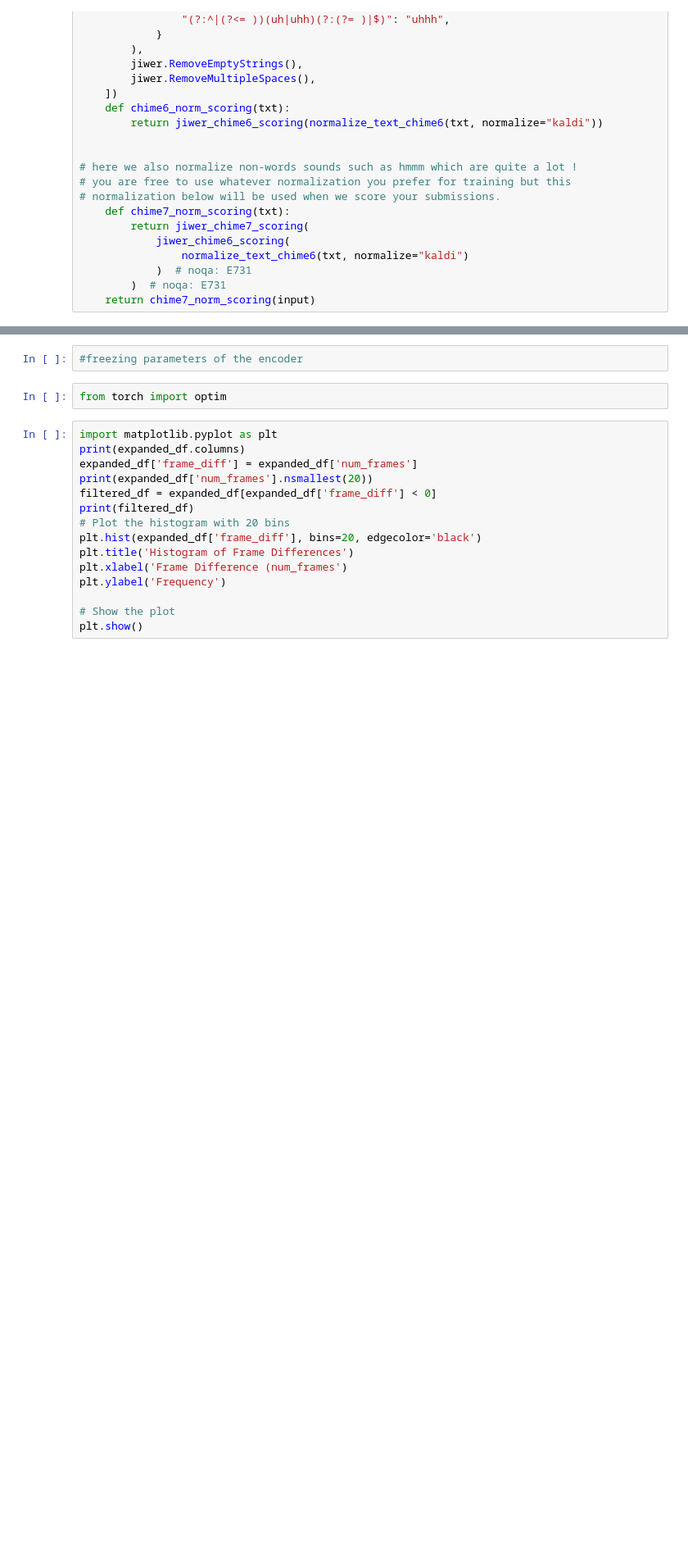
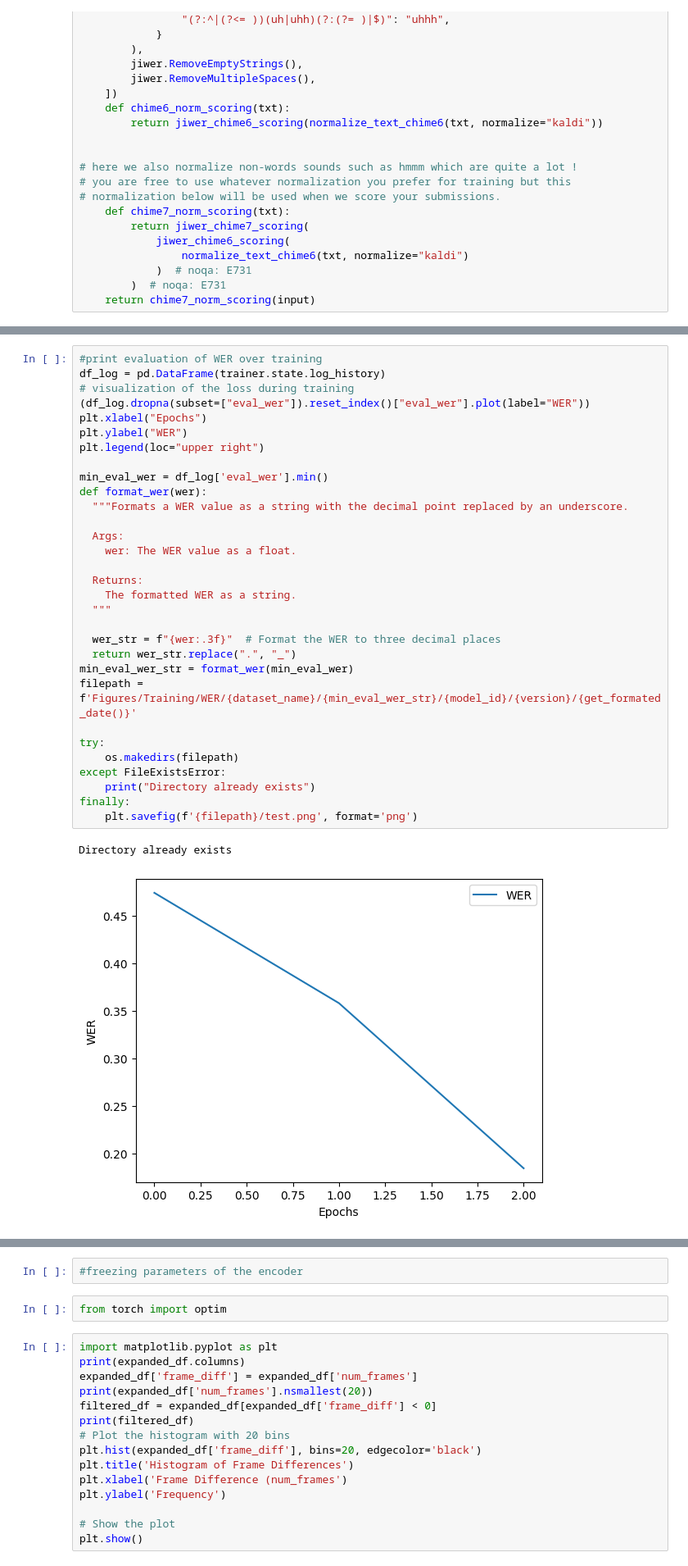
Before and after one commit to niklas-baier/Master_thesis, a Jupyter notebook: Whisper.ipynb, the cells around one changed output, grey strips where cells are left out. Shown at 82% size. Cells and saved outputs as stored; diff of their text form; blank space fills up the shorter version.

```diff
--- a/Whisper.ipynb
+++ b/Whisper.ipynb
@@ -626,3 +712,37 @@ max_steps is given, it will override any value given in num_train_epochs
+# %%
+#print evaluation of WER over training
+df_log = pd.DataFrame(trainer.state.log_history)
+# visualization of the loss during training
+(df_log.dropna(subset=["eval_wer"]).reset_index()["eval_wer"].plot(label="WER"))
+plt.xlabel("Epochs")
+plt.ylabel("WER")
+plt.legend(loc="upper right")
+
+min_eval_wer = df_log['eval_wer'].min()
+def format_wer(wer):
+  """Formats a WER value as a string with the decimal point replaced by an underscore.
+
+  Args:
+    wer: The WER value as a float.
+
+  Returns:
+    The formatted WER as a string.
+  """
+
+  wer_str = f"{wer:.3f}"  # Format the WER to three decimal places
+  return wer_str.replace(".", "_")
+min_eval_wer_str = format_wer(min_eval_wer)
+filepath = f'Figures/Training/WER/{dataset_name}/{min_eval_wer_str}/{model_id}/{version}/{get_formated_date()}'
+
+try:
+    os.makedirs(filepath)
+except FileExistsError:
+    print("Directory already exists")
+finally:
+    plt.savefig(f'{filepath}/test.png', format='png')
+# %% [output]
+Directory already exists
+[figure, added]
 # %%
 # Chime Normalization of the results
 model_path = "./whisper-small-hi/checkpoint-101"
```
Also changed, not shown: parts of 16 cells of this notebook.
